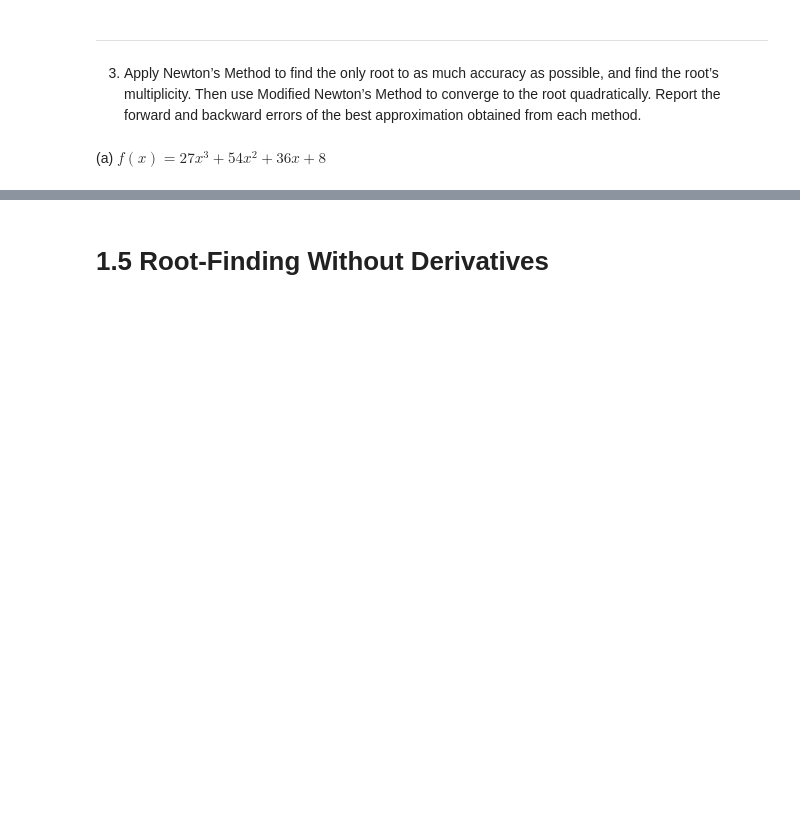
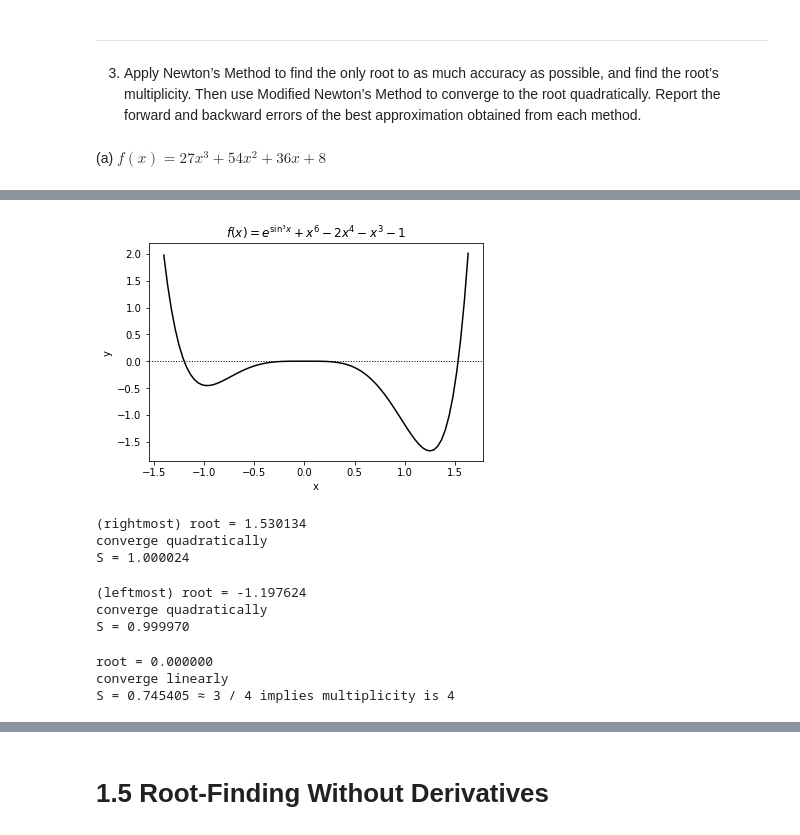
Before and after one commit to Jim00000/Numerical-Analysis, a Jupyter notebook: 1_Solving_Equations.ipynb, the cells around one changed output, grey strips where cells are left out. Drawn from its saved outputs; the diff is of its cells as text; code cells hidden in the pictures; blank space fills up the shorter version.

```diff
--- a/1_Solving_Equations.ipynb
+++ b/1_Solving_Equations.ipynb
@@ -1348,0 +1438,47 @@ backward error : 0.00000000
+# %%
+f = lambda x : np.exp(np.power(np.sin(x), 3)) + np.power(x, 6) - 2 * np.power(x, 4) - np.power(x, 3) - 1
+
+df = lambda x : 3 * np.exp(np.power(np.sin(x), 3)) * np.power(np.sin(x), 2) * np.cos(x) + \
+6 * np.power(x, 5) - 8 * np.power(x, 3) - 3 * np.power(x, 2)
+
+xpts = np.linspace(-1.4, 1.63, 81)
+ypts = f(xpts)
+
+myplot(xpts, ypts, '$f(x) = e^{\sin^3{x}} + x^6 - 2x^4 - x^3 - 1$')
+# %% [output]
+[figure, added]
+# %%
+# rightmost root
+root = scipy.optimize.newton(f, 1.5, df)
+e_i = np.abs(scipy.optimize.newton(f, 1, df, maxiter = 30, disp = False) - root)
+e_ii = np.abs(scipy.optimize.newton(f, 1, df, maxiter = 31, disp = False) - root)
+print('(rightmost) root = {:.6f}'.format(root))
+print('converge quadratically')
+print('S = {:.6f}'.format(e_ii / e_i))
+# %% [output]
+(rightmost) root = 1.530134
+converge quadratically
+S = 1.000024
+# %%
+# leftmost root
+root = scipy.optimize.newton(f, -1.5, df)
+e_i = np.abs(scipy.optimize.newton(f, 1, df, maxiter = 30, disp = False) - root)
+e_ii = np.abs(scipy.optimize.newton(f, 1, df, maxiter = 31, disp = False) - root)
+print('(leftmost) root = {:.6f}'.format(root))
+print('converge quadratically')
+print('S = {:.6f}'.format(e_ii / e_i))
+# %% [output]
+(leftmost) root = -1.197624
+converge quadratically
+S = 0.999970
+# %%
+root = scipy.optimize.newton(f, 0, df)
+e_i = np.abs(scipy.optimize.newton(f, 1, df, maxiter = 31, disp = False) - root)
+e_ii = np.abs(scipy.optimize.newton(f, 1, df, maxiter = 32, disp = False) - root)
+print('root = {:.6f}'.format(root))
+print('converge linearly')
+print('S = {:.6f} ≈ 3 / 4 implies multiplicity is 4'.format(e_ii / e_i))
+# %% [output]
+root = 0.000000
+converge linearly
+S = 0.745405 ≈ 3 / 4 implies multiplicity is 4
```
Also changed, not shown: parts of 32 cells of this notebook.
